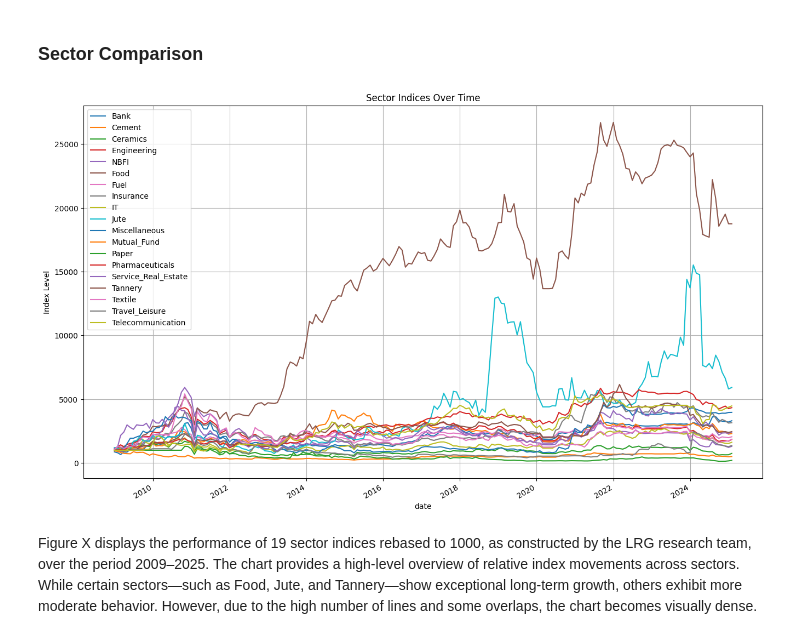
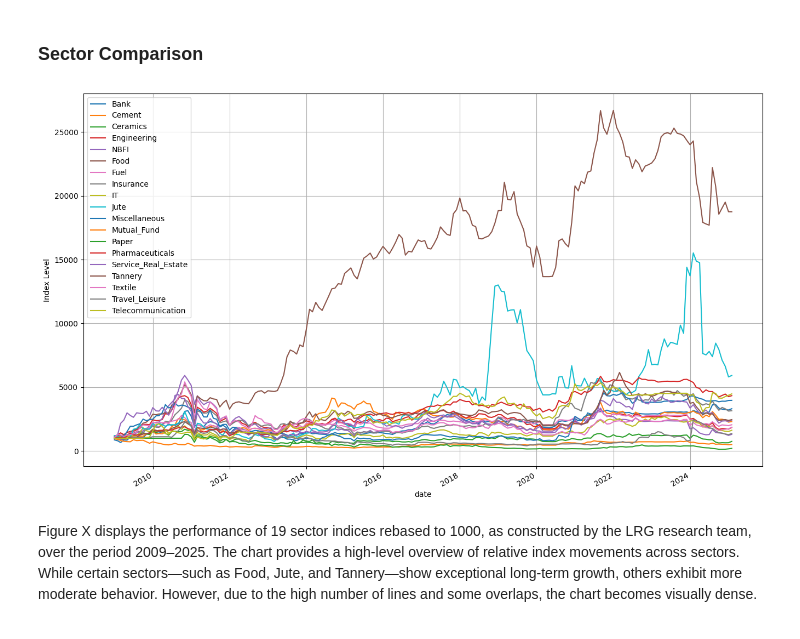
Before and after one commit to Mehedi24434/DSE_CMR_project, a Jupyter notebook: working_notebook.ipynb, the cells around one changed output. Drawn from its saved outputs; the diff is of its cells as text; code cells hidden in the pictures.

```diff
--- a/working_notebook.ipynb
+++ b/working_notebook.ipynb
@@ -180,15 +180,16 @@ Figure X illustrates the movement of total monthly trading volume alongside the
 # %%
 sectors = ['Bank', 'Cement', 'Ceramics', 'Engineering', 'NBFI', 'Food',
        'Fuel', 'Insurance', 'IT', 'Jute', 'Miscellaneous', 'Mutual_Fund',
        'Paper', 'Pharmaceuticals', 'Service_Real_Estate', 'Tannery', 'Textile',
        'Travel_Leisure', 'Telecommunication']
 
-data_sets[sectors].plot(figsize=(16, 10), title='Sector Indices Over Time')
+# data_sets[sectors].plot(figsize=(16, 10), title='Sector Indices Over Time')
+data_sets[sectors].plot(figsize=(16, 10))
 plt.ylabel('Index Level')
 plt.grid()
 plt.show()
 # %% [output]
-[figure, old version]
+[figure, new version]
 # %% [markdown]
 Figure X displays the performance of 19 sector indices rebased to 1000, as constructed by the LRG research team, over the period 2009–2025. The chart provides a high-level overview of relative index movements across sectors. While certain sectors—such as Food, Jute, and Tannery—show exceptional long-term growth, others exhibit more moderate behavior. However, due to the high number of lines and some overlaps, the chart becomes visually dense.
 # %%
```
Also changed, not shown: parts of 3 cells of this notebook.
